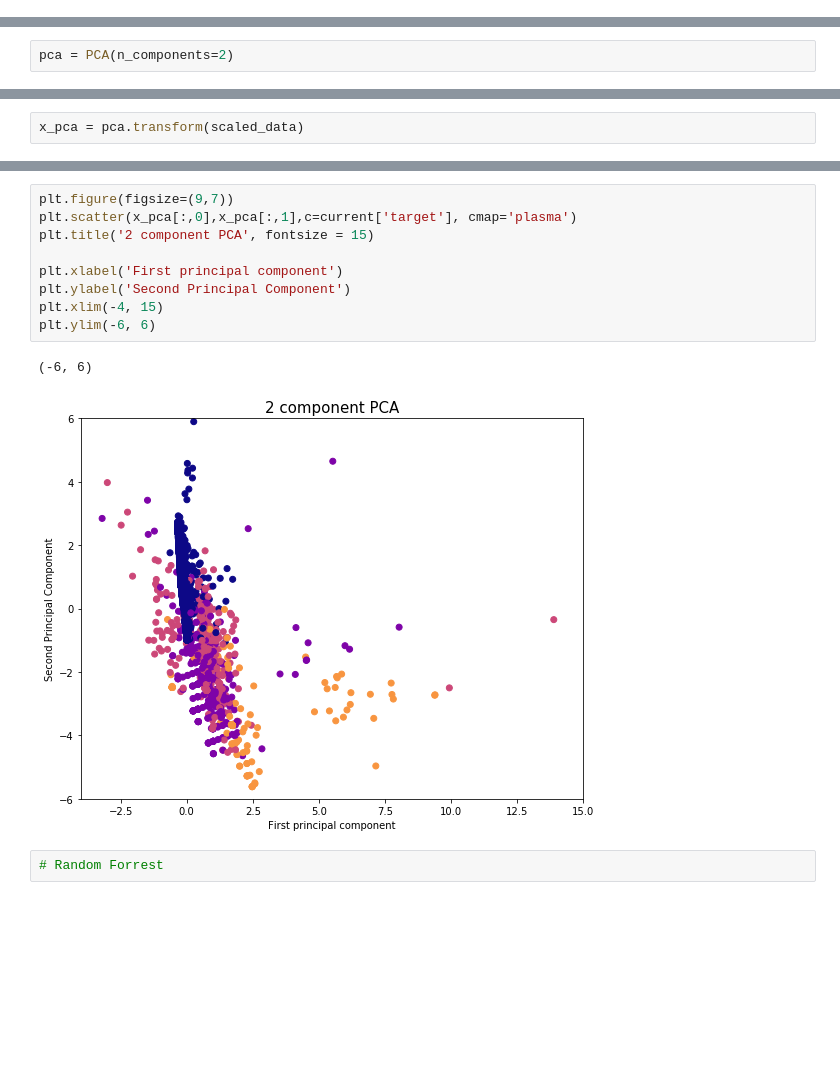
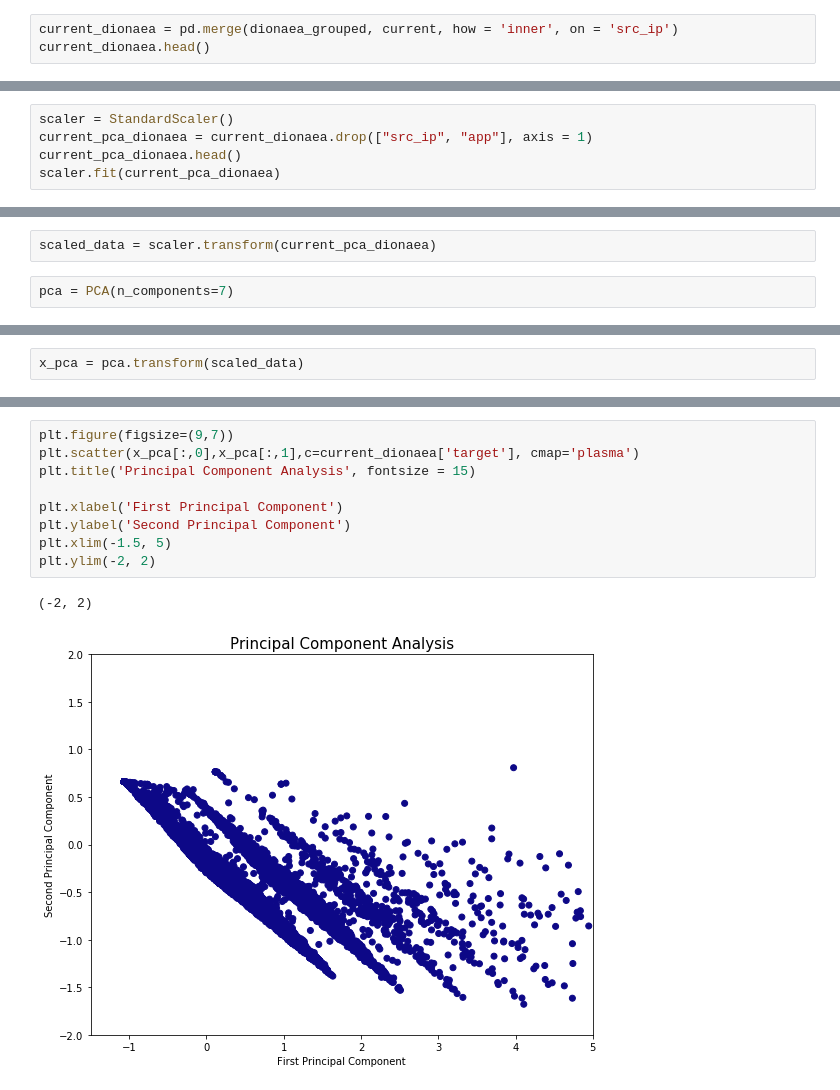
Before and after one commit to rijish45/Security-Analytics, a Jupyter notebook: ModelS.ipynb, the cells around one changed output, grey strips where cells are left out. Cells and saved outputs as stored; diff of their text form; blank space fills up the shorter version.

```diff
--- a/ModelS.ipynb
+++ b/ModelS.ipynb
@@ -975,0 +747,3 @@ from sklearn.decomposition import PCA
+# %%
+current_dionaea = pd.merge(dionaea_grouped, current, how = 'inner', on = 'src_ip')
+current_dionaea.head()
@@ -975,0 +757,5 @@ from sklearn.decomposition import PCA
+# %%
+scaler = StandardScaler()
+current_pca_dionaea = current_dionaea.drop(["src_ip", "app"], axis = 1)
+current_pca_dionaea.head()
+scaler.fit(current_pca_dionaea)
@@ -976,5 +764,7 @@ from sklearn.decomposition import PCA
+# %%
+scaled_data = scaler.transform(current_pca_dionaea)
 # %%
-pca = PCA(n_components=2)
+pca = PCA(n_components=7)
 # %%
 pca.fit(scaled_data)
 # %% [output]
@@ -993,14 +783,12 @@ x_pca.shape
 # %%
 plt.figure(figsize=(9,7))
-plt.scatter(x_pca[:,0],x_pca[:,1],c=current['target'], cmap='plasma')
-plt.title('2 component PCA', fontsize = 15)
+plt.scatter(x_pca[:,0],x_pca[:,1],c=current_dionaea['target'], cmap='plasma')
+plt.title('Principal Component Analysis', fontsize = 15)
 
-plt.xlabel('First principal component')
+plt.xlabel('First Principal Component')
 plt.ylabel('Second Principal Component')
-plt.xlim(-4, 15)
-plt.ylim(-6, 6)
+plt.xlim(-1.5, 5)
+plt.ylim(-2, 2)
 # %% [output]
-(-6, 6)
+(-2, 2)
-[figure, old version]
+[figure, new version]
-# %%
-# Random Forrest
```
Also changed, not shown: parts of 94 cells of this notebook.
